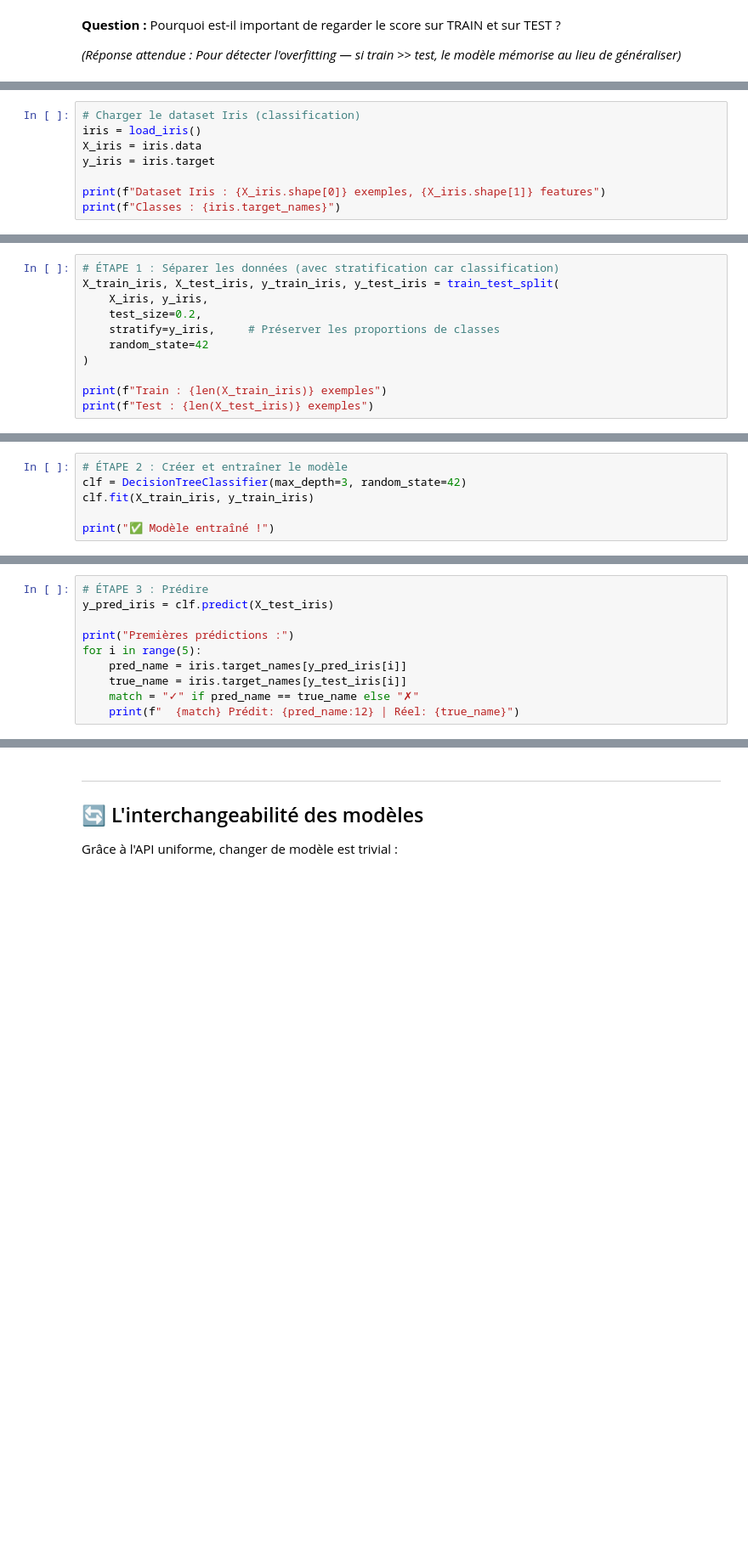
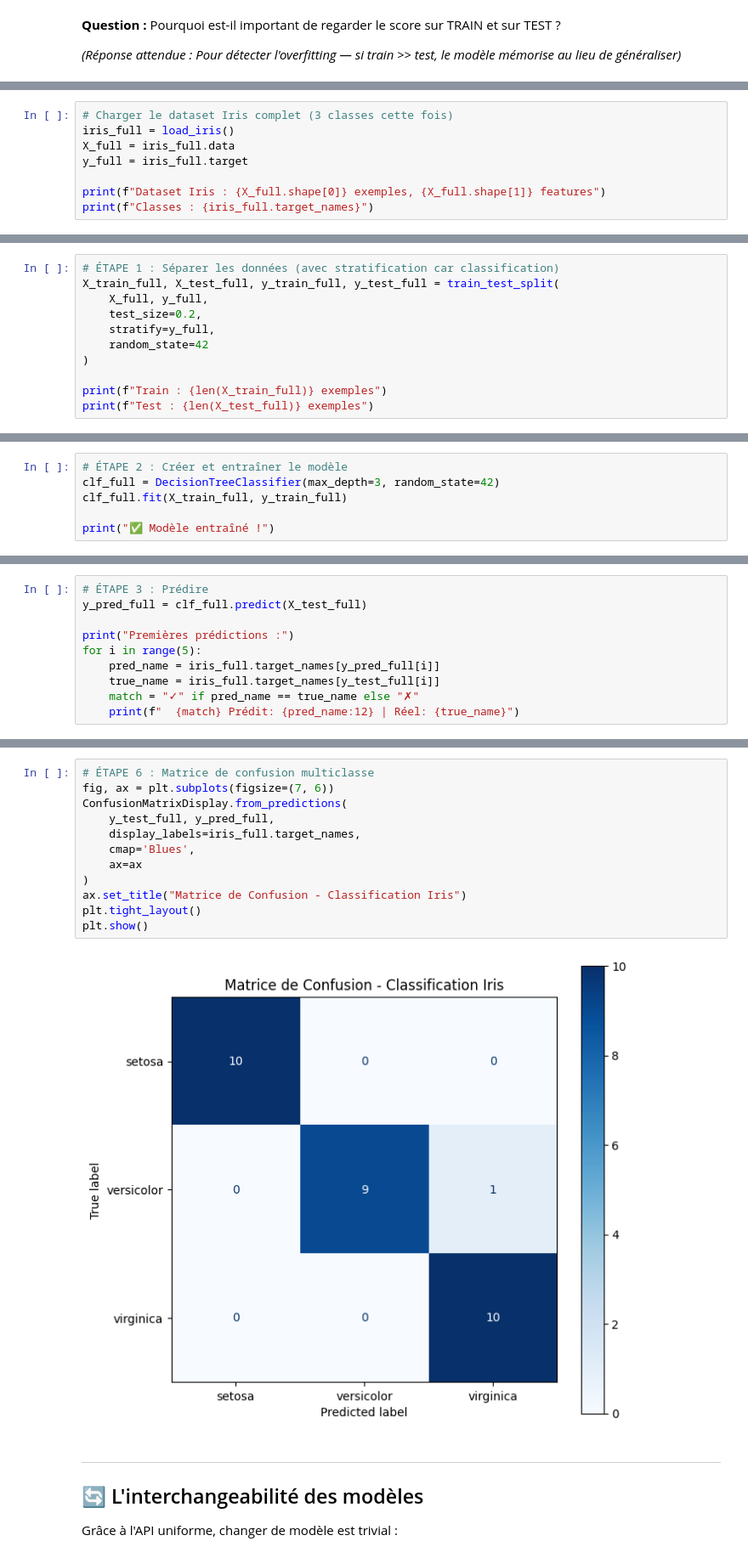
Before and after one commit to safaec/teacher_agent, a Jupyter notebook: _bmad/_memory/content-creator-sidecar/lessons/002_Chapitre_2_Workflow_ML/Part_3_Pattern_Fit_Predict.ipynb, the cells around one changed output, grey strips where cells are left out. Shown at 85% size. Cells and saved outputs as stored; diff of their text form; blank space fills up the shorter version.

```diff
--- a/_bmad/_memory/content-creator-sidecar/lessons/002_Chapitre_2_Workflow_ML/Part_3_Pattern_Fit_Predict.ipynb
+++ b/_bmad/_memory/content-creator-sidecar/lessons/002_Chapitre_2_Workflow_ML/Part_3_Pattern_Fit_Predict.ipynb
@@ -366,8 +774,8 @@ Mettons tout ensemble avec un exemple de classification.
 # %%
-# Charger le dataset Iris (classification)
-iris = load_iris()
-X_iris = iris.data
-y_iris = iris.target
+# Charger le dataset Iris complet (3 classes cette fois)
+iris_full = load_iris()
+X_full = iris_full.data
+y_full = iris_full.target
 
-print(f"Dataset Iris : {X_iris.shape[0]} exemples, {X_iris.shape[1]} features")
-print(f"Classes : {iris.target_names}")
+print(f"Dataset Iris : {X_full.shape[0]} exemples, {X_full.shape[1]} features")
+print(f"Classes : {iris_full.target_names}")
@@ -374,11 +785,11 @@ print(f"Classes : {iris.target_names}")
 # %%
 # ÉTAPE 1 : Séparer les données (avec stratification car classification)
-X_train_iris, X_test_iris, y_train_iris, y_test_iris = train_test_split(
-    X_iris, y_iris,
+X_train_full, X_test_full, y_train_full, y_test_full = train_test_split(
+    X_full, y_full,
     test_size=0.2,
-    stratify=y_iris,     # Préserver les proportions de classes
+    stratify=y_full,
     random_state=42
 )
 
-print(f"Train : {len(X_train_iris)} exemples")
-print(f"Test : {len(X_test_iris)} exemples")
+print(f"Train : {len(X_train_full)} exemples")
+print(f"Test : {len(X_test_full)} exemples")
@@ -385,6 +799,6 @@ print(f"Test : {len(X_test_iris)} exemples")
 # %%
 # ÉTAPE 2 : Créer et entraîner le modèle
-clf = DecisionTreeClassifier(max_depth=3, random_state=42)
-clf.fit(X_train_iris, y_train_iris)
+clf_full = DecisionTreeClassifier(max_depth=3, random_state=42)
+clf_full.fit(X_train_full, y_train_full)
 
 print("✅ Modèle entraîné !")
@@ -391,10 +807,10 @@ print("✅ Modèle entraîné !")
 # %%
 # ÉTAPE 3 : Prédire
-y_pred_iris = clf.predict(X_test_iris)
+y_pred_full = clf_full.predict(X_test_full)
 
 print("Premières prédictions :")
 for i in range(5):
-    pred_name = iris.target_names[y_pred_iris[i]]
-    true_name = iris.target_names[y_test_iris[i]]
+    pred_name = iris_full.target_names[y_pred_full[i]]
+    true_name = iris_full.target_names[y_test_full[i]]
     match = "✓" if pred_name == true_name else "✗"
     print(f"  {match} Prédit: {pred_name:12} | Réel: {true_name}")
@@ -416,3 +862,17 @@ else:
+# %%
+# ÉTAPE 6 : Matrice de confusion multiclasse
+fig, ax = plt.subplots(figsize=(7, 6))
+ConfusionMatrixDisplay.from_predictions(
+    y_test_full, y_pred_full,
+    display_labels=iris_full.target_names,
+    cmap='Blues',
+    ax=ax
+)
+ax.set_title("Matrice de Confusion - Classification Iris")
+plt.tight_layout()
+plt.show()
+# %% [output]
+[figure, added]
 # %% [markdown]
 ---
 
```
Also changed, not shown: parts of 57 cells of this notebook, 35 other files.
